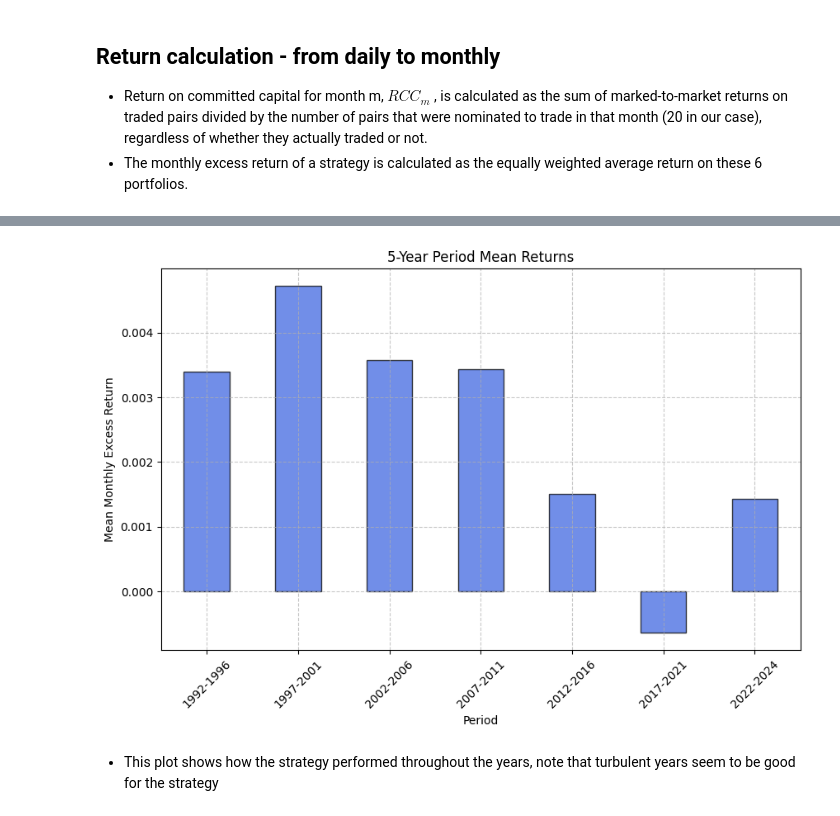
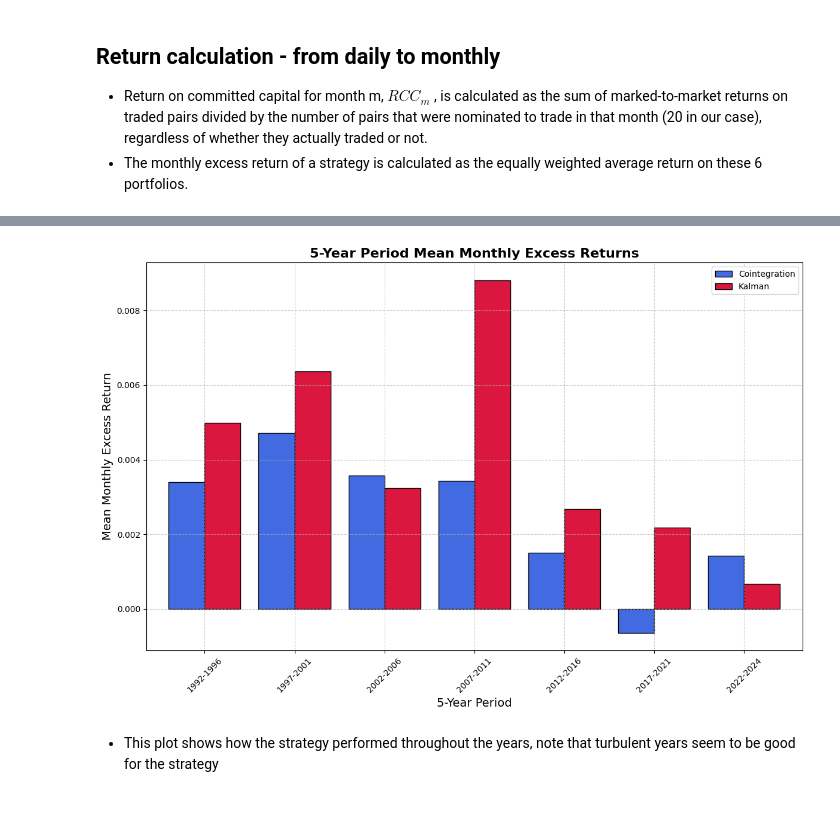
Before and after one commit to J4KU81409/master_thesis, a Jupyter notebook: comparison_framework.ipynb, the cells around one changed output, grey strips where cells are left out. Drawn from its saved outputs; the diff is of its cells as text; code cells hidden in the pictures.

```diff
--- a/comparison_framework.ipynb
+++ b/comparison_framework.ipynb
@@ -65,27 +99,43 @@ plt.show()
 # %%
-monthly_excess_returns = monthly_excess_returns[monthly_excess_returns.index <= "2025-01-01"]
-monthly_excess_returns.index = pd.to_datetime(monthly_excess_returns.index)
+# Filter data to be before 2025-01-01 and ensure datetime format
+monthly_returns_coint = monthly_returns_coint[monthly_returns_coint.index <= "2025-01-01"]
+monthly_returns_kalm = monthly_returns_kalm[monthly_returns_kalm.index <= "2025-01-01"]
+monthly_returns_coint.index = pd.to_datetime(monthly_returns_coint.index)
+monthly_returns_kalm.index = pd.to_datetime(monthly_returns_kalm.index)
 
+# Define custom 5-year labels
 def five_year_label(period):
     start = ((period.year - 1992) // 5) * 5 + 1992
     end = start + 4
     if end >= 2024:
         end = 2024
     return f"{start}-{end}"
 
-group_labels = monthly_excess_returns.index.map(five_year_label)
+# Apply labels
+labels_coint = monthly_returns_coint.index.map(five_year_label)
+labels_kalm = monthly_returns_kalm.index.map(five_year_label)
 
-monthly_excess_returns_5Y = monthly_excess_returns.groupby(group_labels).mean()
+# Calculate 5-year mean excess returns (already divided by 6 portfolios earlier)
+grouped_coint = (monthly_returns_coint / 6).groupby(labels_coint).mean()
+grouped_kalm = (monthly_returns_kalm / 6).groupby(labels_kalm).mean()
 
-plt.figure(figsize=(10, 6))  # Adjust figure size for better clarity
-monthly_excess_returns_5Y.plot(kind = "bar", color='royalblue', edgecolor='black', label='5-Year Mean Return', alpha = 0.75)
-plt.xlabel("Period")
-plt.ylabel("Mean Monthly Excess Return")
-plt.title("5-Year Period Mean Returns")
-plt.grid(True, linestyle='--', alpha=0.7)
+# Combine into a DataFrame for side-by-side bars
+df_compare = pd.concat([grouped_coint, grouped_kalm], axis=1)
+df_compare.columns = ['Cointegration', 'Kalman']
+
+# Plot side-by-side bars
+ax = df_compare.plot(kind='bar', figsize=(12, 8), width=0.8,
+                     color=['royalblue', 'crimson'], edgecolor='black', alpha=0.99)
+
+plt.title("5-Year Period Mean Monthly Excess Returns", fontsize=16, fontweight="bold")
+plt.xlabel("5-Year Period", fontsize=14)
+plt.ylabel("Mean Monthly Excess Return", fontsize=14)
 plt.xticks(rotation=45)
+plt.grid(True, linestyle='--', alpha=0.6)
+plt.legend()
+plt.tight_layout()
 plt.show()
 # %% [output]
-[figure, old version]
+[figure, new version]
 # %% [markdown]
 - This plot shows how the strategy performed throughout the years, note that turbulent years seem to be good for the strategy
```
Also changed, not shown: parts of 14 cells of this notebook.
